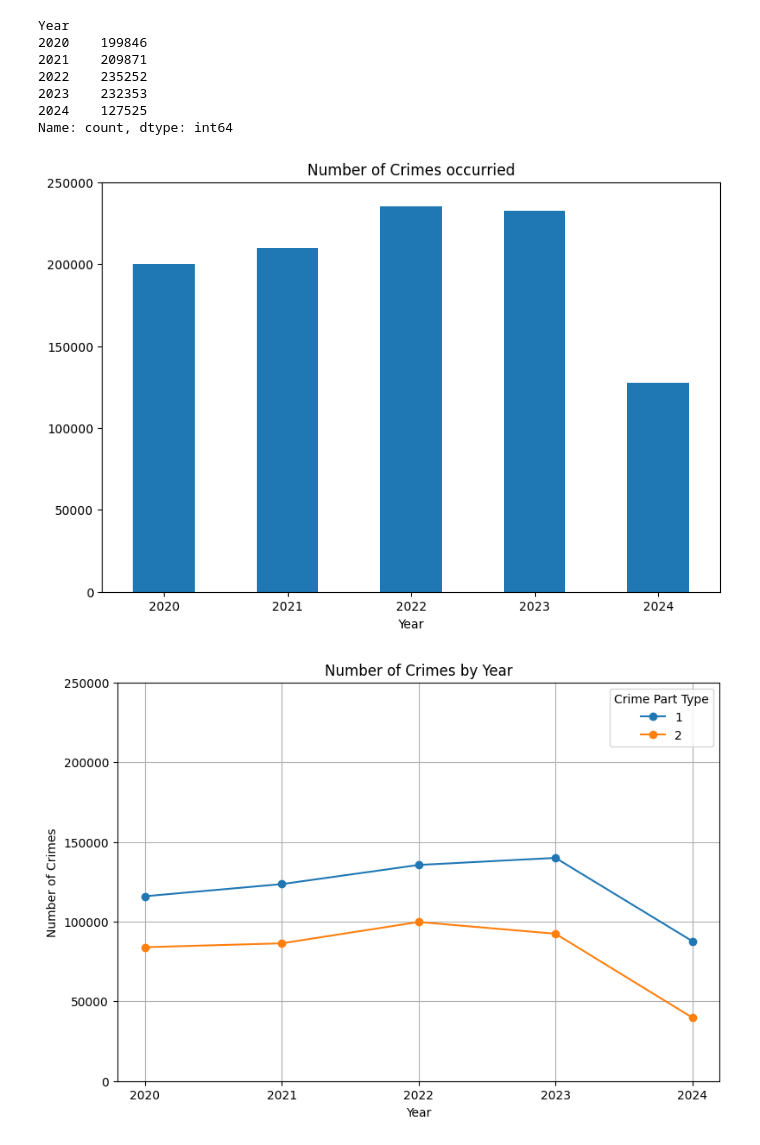
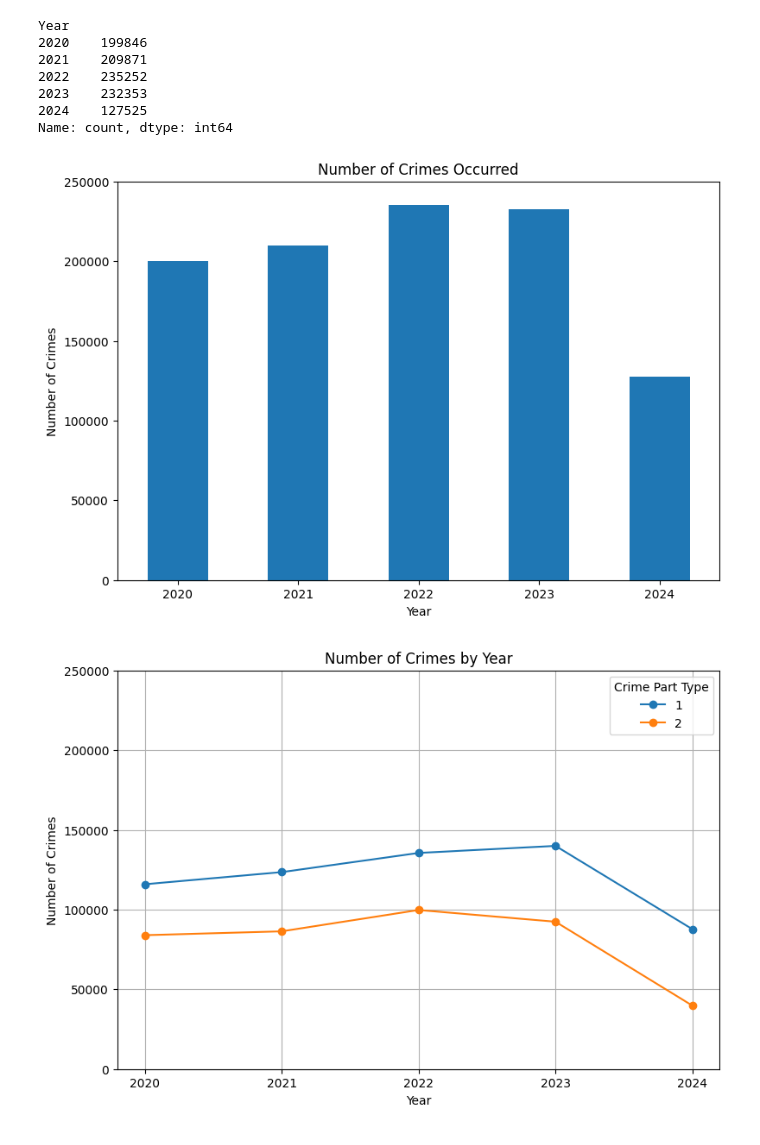
Before and after one commit to ChunKuiLau/Project-1, a Jupyter notebook: EDA mini project.ipynb, the cells around one changed output. Saved outputs shown, nothing was run; the diff lists cells and outputs as text; code cells hidden in the pictures.

```diff
--- a/EDA mini project.ipynb
+++ b/EDA mini project.ipynb
@@ -87,7 +87,8 @@ Index(['DR_NO', 'Date Rptd', 'DATE OCC', 'TIME OCC', 'AREA', 'AREA NAME',
       dtype='object')
 # %%
 # Dropped unneccessary columns
-df_dropped = df.drop([ "DR_NO", "Mocodes", "Status", "Status Desc", "Crm Cd 1", "Crm Cd 2", "Crm Cd 3", "Crm Cd 4", "LOCATION", "Cross Street", "LAT", "LON"], axis=1)
+df_dropped = df.drop([ "Rpt Dist No","Mocodes", "Status", "Status Desc", "Crm Cd 1", "Premis Cd",
+ "Crm Cd 2", "Crm Cd 3", "Crm Cd 4", "LOCATION", "Cross Street"], axis=1)
 # %%
 df_dropped
 # %% [output]
@@ -127,7 +136,7 @@ dtype: int64
 # %%
 df_dropped.columns = df_dropped.columns.str.strip()
 
-df_dropped['DATE OCC'] = pd.to_datetime(df_dropped['DATE OCC'], format='%m/%d/%Y %I:%M:%S %p')
+df_dropped['DATE OCC'] = pd.to_datetime(df_dropped['DATE OCC'], format="%m/%d/%Y %I:%M:%S %p", errors='coerce')
 
 df_dropped['Year'] = df_dropped['DATE OCC'].dt.year
 
@@ -215,3 +228,6 @@ updated_df
+# %%
+updated_df['Weapon Used Cd'] = updated_df['Weapon Used Cd'].fillna('None')
+updated_df['Weapon Desc'] = updated_df['Weapon Desc'].fillna('None')
 # %%
 grouped_data = updated_df.groupby(['Vict Sex', 'Vict Descent']).size().unstack(fill_value=0)
 order_for_count_of_crimes_by_sex_and_descent = ['M','F', 'Not Specific']
@@ -238,6 +254,11 @@ Part 1-2
 1    602600
 2    402247
 Name: count, dtype: int64
+# %%
+updated_df['Year'] = updated_df['DATE OCC'].dt.year
+updated_df['Month'] = updated_df['DATE OCC'].dt.month
+updated_df['Year'] = updated_df['Year'].astype(int)
+updated_df['Month'] = updated_df['Month'].astype(int)
 # %%
 #Count the number of crimes by year
 updated_df.Year.value_counts().sort_index()
@@ -250,16 +271,17 @@ Year
 2024    127525
 Name: count, dtype: int64
 # %%
-#Plot a line chart "Number of Crimes by years"
+year_counts = updated_df.Year.value_counts().sort_index()
 
-updated_df.Year.value_counts().sort_index().plot(kind='bar', figsize=(9,6))
-plt.title('Number of Crimes occurried')
-plt.xlabel('Year') #rotating the x-axis labels by 45 degrees
-plt.xticks(rotation=0)
-plt.ylim(0,250000)
+year_counts.plot(kind='bar', figsize=(9, 6))
+plt.title('Number of Crimes Occurred')
+plt.xlabel('Year')
+plt.xticks(rotation= 0)
+plt.ylabel('Number of Crimes')
+plt.ylim(0, 250000)
 plt.show()
 # %% [output]
-[figure, old version]
+[figure, new version]
 # %%
 crime_part_counts = updated_df.pivot_table(index='Year', columns='Part 1-2', aggfunc='size')
 
```
Also changed, not shown: parts of 11 cells of this notebook, 1 other file.
